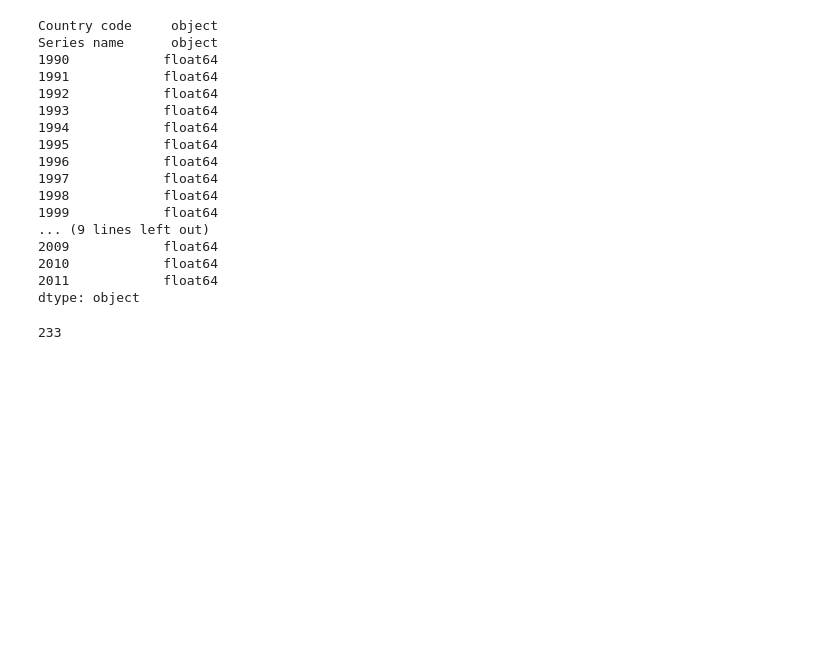
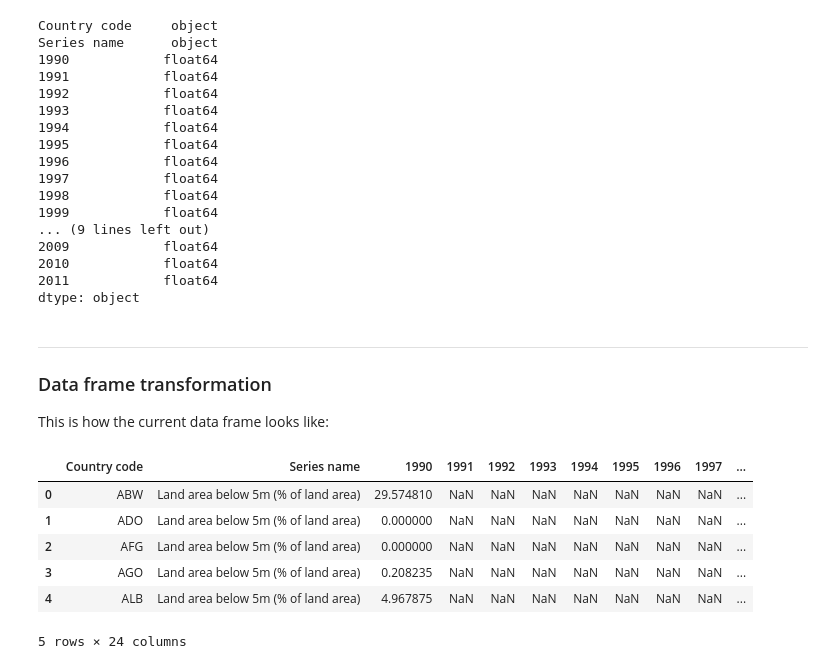
Before and after one commit to AbhishekKanade06/Carbon_Emission_Prediction, a Jupyter notebook: Week1/data_preparation.ipynb, the cells around one changed output. Cells and saved outputs as stored; diff of their text form; code cells hidden in the pictures; blank space fills up the shorter version.

Commit message:
Preprocessing data

```diff
--- a/Week1/data_preparation.ipynb
+++ b/Week1/data_preparation.ipynb
@@ -2,6 +2,12 @@
 import pandas as pd
 import numpy as np
 # %%
-org_data_file= pd.read_excel(io="/Users/abhishekkanade/Documents/notebook/My_Project/Carbon_Emission_Prediction/Week1/55e3c34c8c2c20110434.xls",sheet_name="Data")
+# define the file name and the data sheet
+orig_data_file = r"climate_change_download_0.xls"
+data_sheet = "Data"
+
+# read the data from the excel file to a pandas DataFrame
+data_orig = pd.read_excel(io=orig_data_file, sheet_name=data_sheet)
 # %%
-data_orig= org_data_file.copy()
+print("Shape of the original dataset:")
+data_orig.shape
@@ -168,8 +180,10 @@ Current shape of the data after removing 'Text' in SCALE:
 10017
 # %%
-print("Columns in the original data file:")
+print("Original number of columns:")
 print(data_clean.shape[1])
 
-data_clean=data_clean.drop(columns=['Country name','Series code','SCALE','Decimals'],axis='columns')
+data_clean = data_clean.drop(['Country name', 'Series code', 'SCALE', 'Decimals'], axis='columns')
+
+print("Current number of columns:")
 print(data_clean.shape[1])
 # %% [output]
@@ -201,6 +218,45 @@ Series name      object
 2011            float64
 dtype: object
 # %%
-len(data_clean['Country code'].unique())
+# define shorter names corresponding to most relevant variables in a dictionary
+chosen_vars = {'Cereal yield (kg per hectare)': 'cereal_yield',
+               'Foreign direct investment, net inflows (% of GDP)': 'fdi_perc_gdp',
+               'Access to electricity (% of total population)': 'elec_access_perc',
+               'Energy use per units of GDP (kg oil eq./$1,000 of 2005 PPP $)': 'en_per_gdp',
+               'Energy use per capita (kilograms of oil equivalent)': 'en_per_cap',
+               'CO2 emissions, total (KtCO2)': 'co2_ttl',
+               'CO2 emissions per capita (metric tons)': 'co2_per_cap',
+               'CO2 emissions per units of GDP (kg/$1,000 of 2005 PPP $)': 'co2_per_gdp',
+               'Other GHG emissions, total (KtCO2e)': 'other_ghg_ttl',
+               'Methane (CH4) emissions, total (KtCO2e)': 'ch4_ttl',
+               'Nitrous oxide (N2O) emissions, total (KtCO2e)': 'n2o_ttl',
+               'Droughts, floods, extreme temps (% pop. avg. 1990-2009)': 'nat_emerg',
+               'Population in urban agglomerations >1million (%)': 'pop_urb_aggl_perc',
+               'Nationally terrestrial protected areas (% of total land area)': 'prot_area_perc',
+               'GDP ($)': 'gdp',
+               'GNI per capita (Atlas $)': 'gni_per_cap',
+               'Under-five mortality rate (per 1,000)': 'under_5_mort_rate',
+               'Population growth (annual %)': 'pop_growth_perc',
+               'Population': 'pop',
+               'Urban population growth (annual %)': 'urb_pop_growth_perc',
+               'Urban population': 'urb_pop'
+                }
+
+# rename all variables in the column "Series name" with comprehensible shorter versions
+data_clean2['Series name'] = data_clean2['Series name'].replace(to_replace=chosen_vars)
-# %% [output]
-233
+# %% [markdown]
+***
+
+### Data frame transformation
+
+This is how the current data frame looks like:
+# %%
+data_clean2.head()
+# %% [output]
+|  | Country code | Series name | 1990 | 1991 | 1992 | 1993 | 1994 | 1995 | 1996 | 1997 | ... |
+| 0 | ABW | Land area below 5m (% of land area) | 29.574810 | NaN | NaN | NaN | NaN | NaN | NaN | NaN | ... |
+| 1 | ADO | Land area below 5m (% of land area) | 0.000000 | NaN | NaN | NaN | NaN | NaN | NaN | NaN | ... |
+| 2 | AFG | Land area below 5m (% of land area) | 0.000000 | NaN | NaN | NaN | NaN | NaN | NaN | NaN | ... |
+| 3 | AGO | Land area below 5m (% of land area) | 0.208235 | NaN | NaN | NaN | NaN | NaN | NaN | NaN | ... |
+| 4 | ALB | Land area below 5m (% of land area) | 4.967875 | NaN | NaN | NaN | NaN | NaN | NaN | NaN | ... |
+5 rows × 24 columns
```
Also changed, not shown: parts of 19 cells of this notebook.
